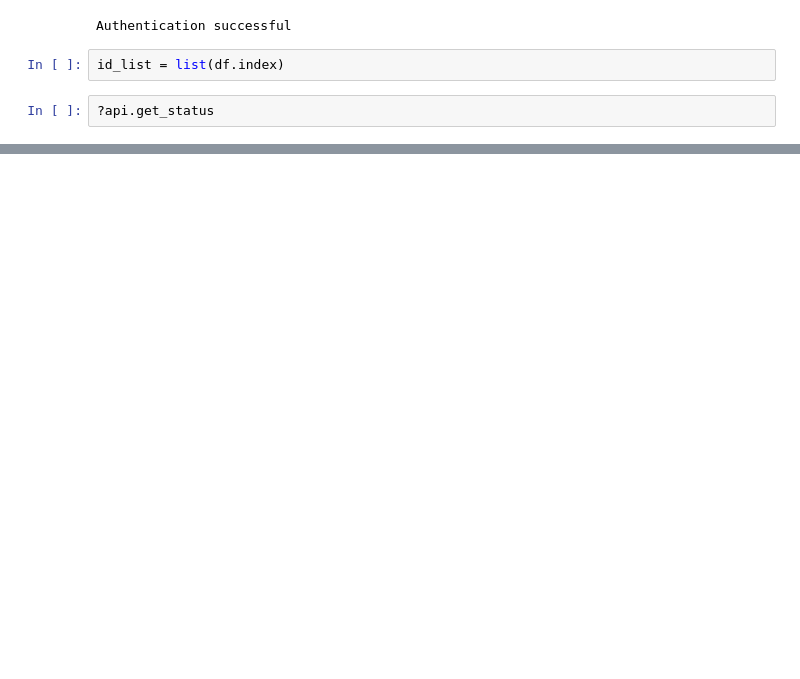
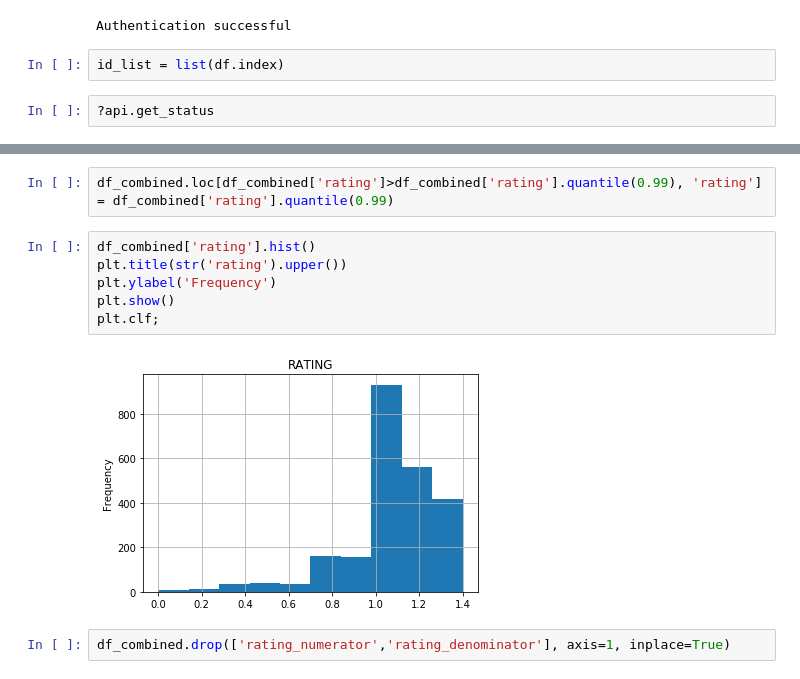
Before and after one commit to MaxTheil/repository_of_unwritten_code, a Jupyter notebook: Query Twitter Data/01_Analyse_WeRateDogs.ipynb, the cells around one changed output, grey strips where cells are left out. Saved outputs shown, nothing was run; the diff lists cells and outputs as text; blank space fills up the shorter version.

```diff
--- a/Query Twitter Data/01_Analyse_WeRateDogs.ipynb
+++ b/Query Twitter Data/01_Analyse_WeRateDogs.ipynb
@@ -111,0 +543,12 @@ x
+# %%
+df_combined.loc[df_combined['rating']>df_combined['rating'].quantile(0.99), 'rating'] = df_combined['rating'].quantile(0.99)
+# %%
+df_combined['rating'].hist()
+plt.title(str('rating').upper())
+plt.ylabel('Frequency')
+plt.show()
+plt.clf;
+# %% [output]
+[figure, added]
+# %%
+df_combined.drop(['rating_numerator','rating_denominator'], axis=1, inplace=True)
```
Also changed, not shown: parts of 79 cells of this notebook.
